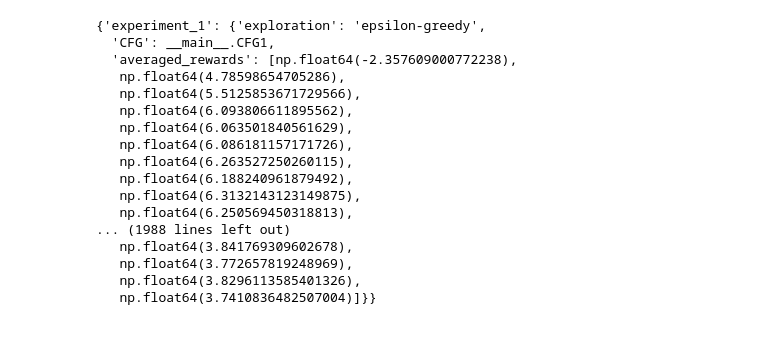
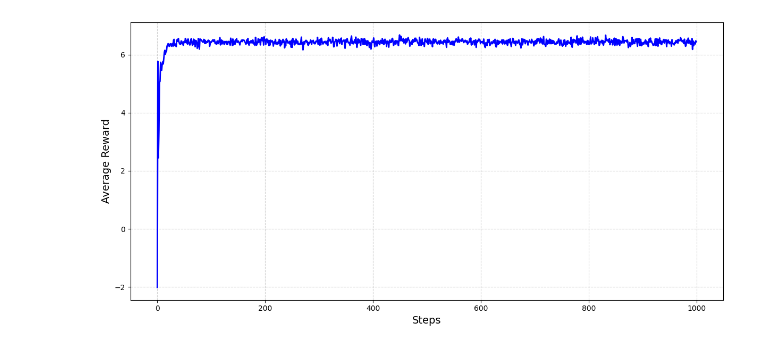
Before and after one commit to bhargav-borah/reinforcement-learning-book-implementation-exercises, a Jupyter notebook: chapter-2-multi-armed-bandits/implementation-notebook.ipynb, the cells around one changed output. Drawn from its saved outputs; the diff is of its cells as text; code cells hidden in the pictures.

Commit message:
update implementation-notebook with experiment 3 (optimistic initial values) and experiment 4 (upper-confidence bound)

```diff
--- a/chapter-2-multi-armed-bandits/implementation-notebook.ipynb
+++ b/chapter-2-multi-armed-bandits/implementation-notebook.ipynb
@@ -54,17 +55,32 @@ class Bandit:
     self.actions = [i for i in range(self.k)]
     self.test_bed = kArmedTestBed(cfg)
     self.test_bed.populate_rewards()
-    self.Q = [0 for i in range(self.k)]
-    self.N = [0 for i in range(self.k)]
+    self.exploration = cfg.exploration
+    if self.exploration == 'ucb':
+      self.c = cfg.c
+    else:
+      self.c = None
+    if self.exploration == 'oiv':
+      self.Q = [cfg.optimistic_initialization for _ in range(self.k)]
+    else:
+      self.Q = [0 for _ in range(self.k)]
+    self.N = [0 for _ in range(self.k)]
     self.eps = cfg.eps
     self.rewards_accumulated = []
     self.iterations = cfg.iterations
 
   def one_run(self):
-    if random.random() < self.eps:
-      action = random.choice(self.actions)
+    if self.exploration != 'ucb':
+      if random.random() < self.eps:
+        action = random.choice(self.actions)
+      else:
+        action = np.argmax(self.Q)
     else:
-      action = np.argmax(self.Q)
+      if sum(self.N) == 0:
+        action = np.argmax(self.Q)
+      else:
+        _Q = [(self.Q[action] + self.c * math.sqrt(math.log(sum(self.N)) / (self.N[action] + 1e-6))) for action in self.actions]
+        action = np.argmax(_Q)
 
     reward = self.test_bed.claim_reward(action)
     self.rewards_accumulated.append(reward)
@@ -155,23 +130,3 @@ class CFG2:
   eps = 0.0
   iterations = 1000
   experiments = 2000
-# %%
-results
-# %% [output]
-{'experiment_1': {'exploration': 'epsilon-greedy',
-  'CFG': __main__.CFG1,
-  'averaged_rewards': [np.float64(-2.357609000772238),
-   np.float64(4.78598654705286),
-   np.float64(5.5125853671729566),
-   np.float64(6.093806611895562),
-   np.float64(6.063501840561629),
-   np.float64(6.086181157171726),
-   np.float64(6.263527250260115),
-   np.float64(6.188240961879492),
-   np.float64(6.3132143123149875),
-   np.float64(6.250569450318813),
-... (1988 lines left out)
-   np.float64(3.841769309602678),
-   np.float64(3.772657819248969),
-   np.float64(3.8296113585401326),
-   np.float64(3.7410836482507004)]}}
@@ -177,0 +139,18 @@ results
+# %%
+class CFG3:
+  k = 10
+  reward_means = torch.randint(-3, 8, (k,)).float()
+  reward_stds = torch.rand(k) + 3.0
+  eps = 0.0
+  exploration = 'oiv' # optimistic initial values
+  optimistic_initialization = 5.0
+  iterations = 1000
+  experiments = 2000
+# %%
+experiment = Experiment(CFG3)
+experiment.run()
+experiment.plot_average_rewards()
+
+averaged_rewards_oiv_eps_0 = experiment.averaged_rewards
+# %% [output]
+[figure, added]
```
Also changed, not shown: parts of 12 cells of this notebook.
